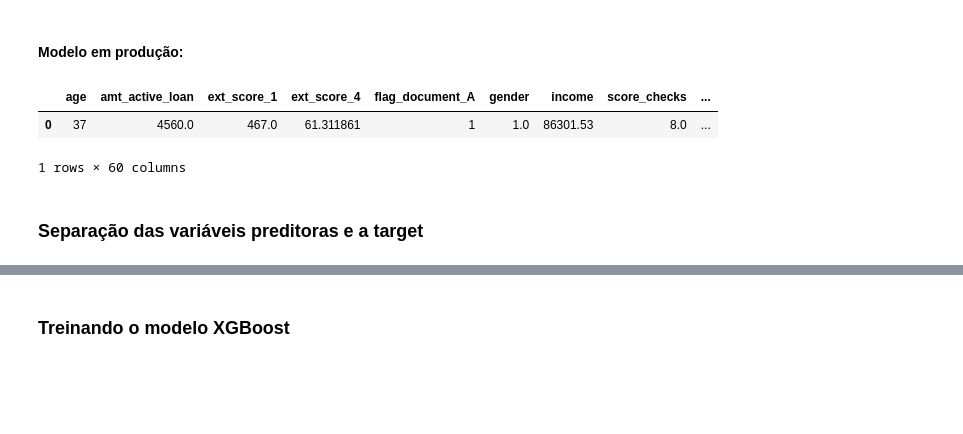
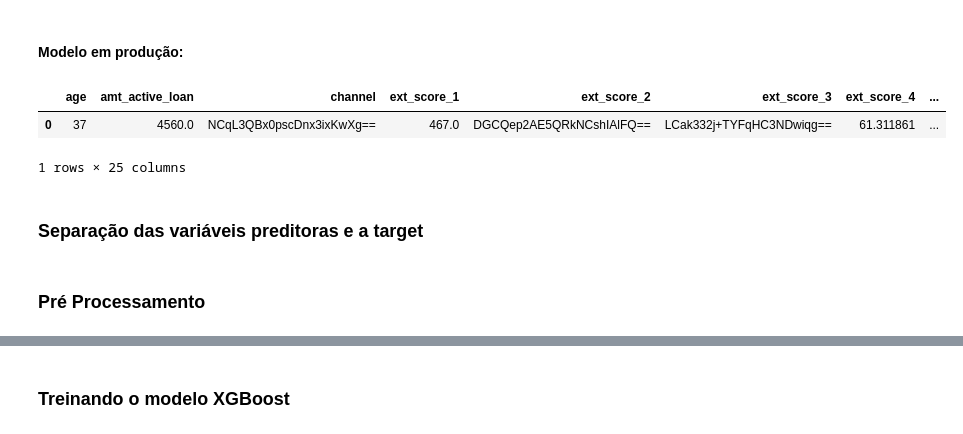
Before and after one commit to josieleferreira/credito_fintech, a Jupyter notebook: notebooks/Modelo_final.ipynb, the cells around one changed output, grey strips where cells are left out. Drawn from its saved outputs; the diff is of its cells as text; code cells hidden in the pictures; blank space fills up the shorter version.

```diff
--- a/notebooks/Modelo_final.ipynb
+++ b/notebooks/Modelo_final.ipynb
@@ -72,15 +85,15 @@ from xgboost import plot_importance
 from sklearn.metrics import log_loss
 # %%
 # Caminho relativo correto a partir da pasta 'notebooks'
-df = pd.read_pickle('../data/df_copy_encoded.pkl')
+df = pd.read_pickle('../data/df_unique.pkl')
 
 # Cria uma cópia independente
-df_copy_encoded = df.copy()
+df_ = df.copy()
 # %%
-df_copy_encoded.head(1)
+df_.head(1)
 # %% [output]
-|  | age | amt_active_loan | ext_score_1 | ext_score_4 | flag_document_A | gender | income | score_checks | ... |
-| 0 | 37 | 4560.0 | 467.0 | 61.311861 | 1 | 1.0 | 86301.53 | 8.0 | ... |
+|  | age | amt_active_loan | channel | ext_score_1 | ext_score_2 | ext_score_3 | ext_score_4 | ... |
+| 0 | 37 | 4560.0 | NCqL3QBx0pscDnx3ixKwXg== | 467.0 | DGCQep2AE5QRkNCshIAlFQ== | LCak332j+TYFqHC3NDwiqg== | 61.311861 | ... |
-1 rows × 60 columns
+1 rows × 25 columns
 # %% [markdown]
 ### Separação das variáveis preditoras e a target
@@ -89,0 +121,2 @@ y = df_copy_encoded['default']
+# %% [markdown]
+### Pré Processamento
```
Also changed, not shown: parts of 40 cells of this notebook, 13 other files.
